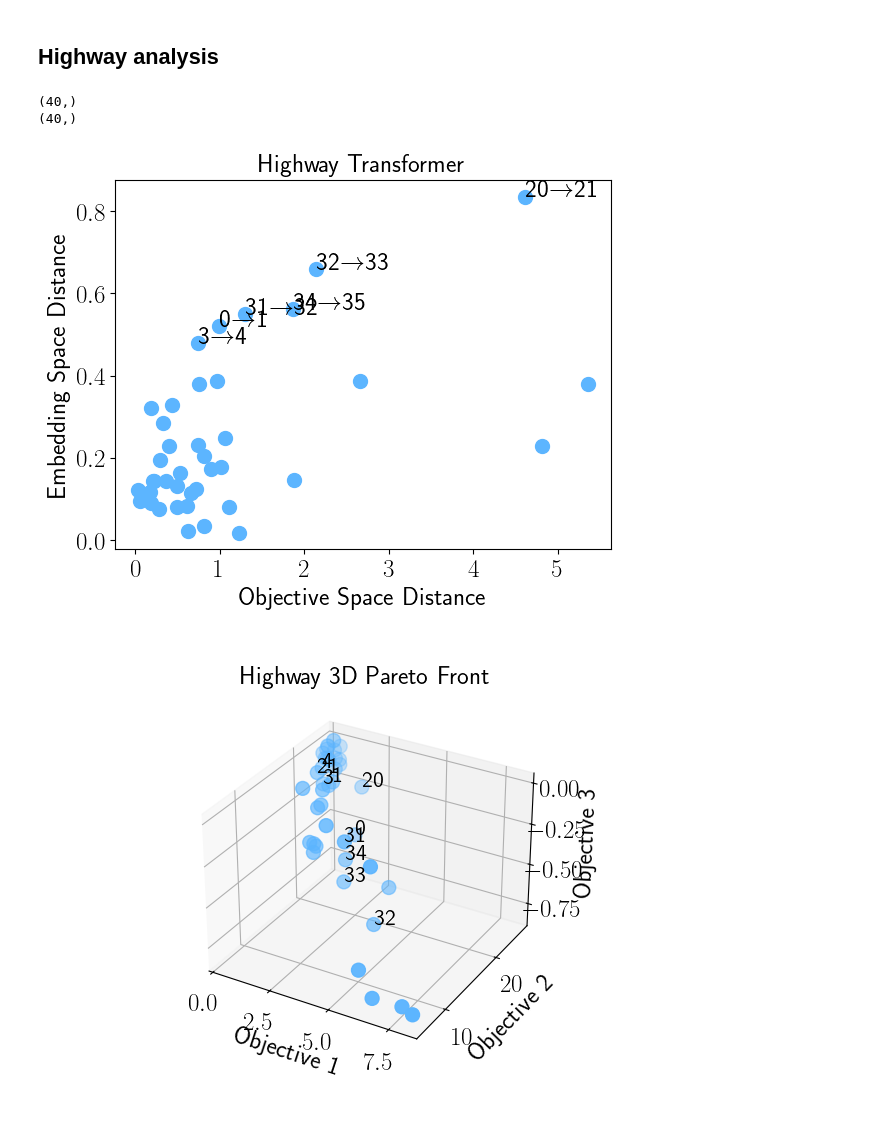
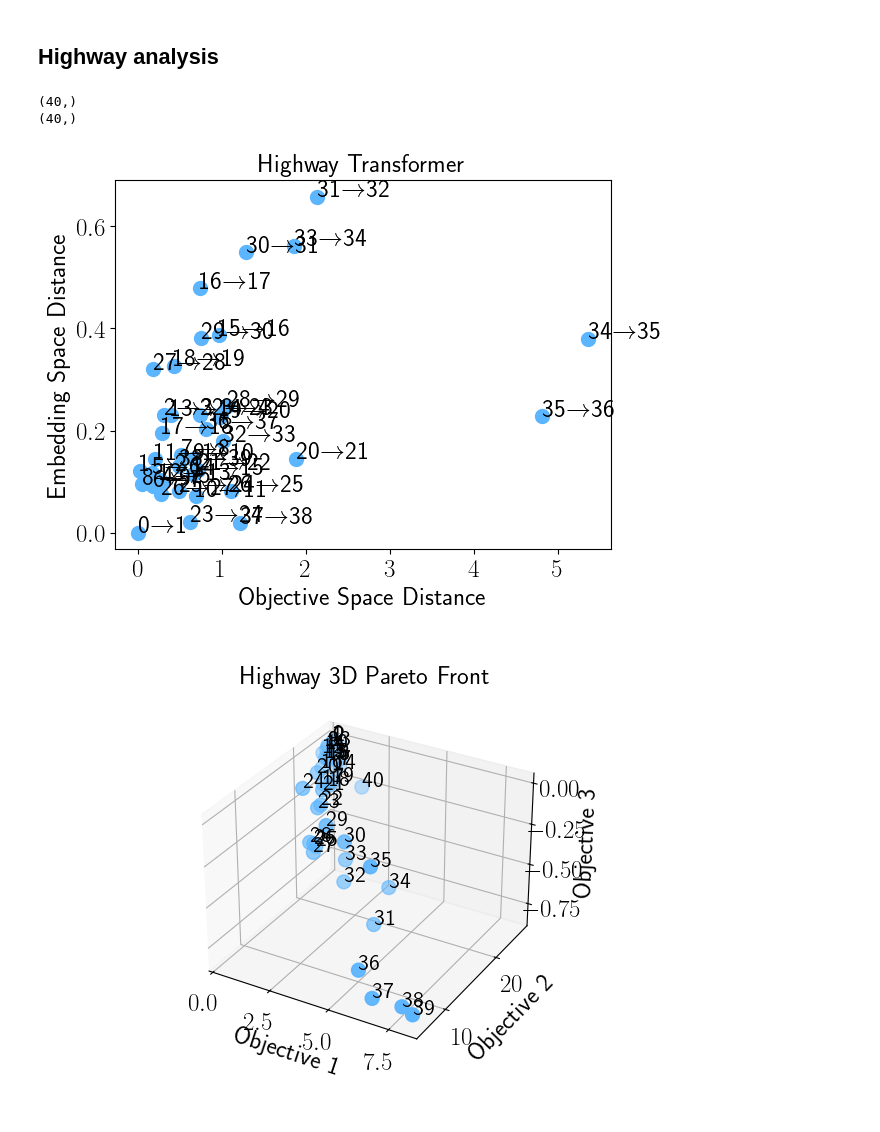
Before and after one commit to ffelten/Behavior-vs-Objective-Space, a Jupyter notebook: morl_behavior_objective/analysis/analysis_others.ipynb, the cells around one changed output. Cells and saved outputs as stored; diff of their text form; code cells hidden in the pictures.

```diff
--- a/morl_behavior_objective/analysis/analysis_others.ipynb
+++ b/morl_behavior_objective/analysis/analysis_others.ipynb
@@ -32,7 +32,7 @@ colors = [
 # %% [markdown]
 ### Load all environments
 # %%
-seed = 3
+seed = 0
 
 # Configuration for environments
 environments = {
@@ -46,7 +46,7 @@ environments = {
     },
     "hopper_2d": {
         "trajectory_dir": "../../trajectories/morld/mo-hopper-2obj-v5/seed0",
-        "embedding_path": f"../../trajectories/morld/mo-hopper-2obj-v5/embeddings/mean_be_MHo2_e200_seed{seed}.json",
+        "embedding_path": f"../../trajectories/morld/mo-hopper-2obj-v5/embeddings/mean_be_MHo2_e100_seed{seed}.json",
     },
     "hopper_3d": {
         "trajectory_dir": "../../trajectories/morld/mo-hopper-v5/seed0",
@@ -59,20 +59,20 @@ returns_cheetah = get_pareto_front(environments["cheetah"]["trajectory_dir"])
 
 returns_highway = get_pareto_front(environments["highway"]["trajectory_dir"])
 
-# returns_hopper_2d = get_pareto_front(environments["hopper_2d"]["trajectory_dir"])
+returns_hopper_2d = get_pareto_front(environments["hopper_2d"]["trajectory_dir"])
 
 # returns_hopper_3d = get_pareto_front(environments["hopper_3d"]["trajectory_dir"])
 
 # Load transformer embeddings
 all_t_emb_cheetah, _ = load_transformer_embeddings(environments["cheetah"]["embedding_path"])
 all_t_emb_high, _ = load_transformer_embeddings(environments["highway"]["embedding_path"])
-# all_t_emb_hopper_2d, _ = load_transformer_embeddings(environments["hopper_2d"]["embedding_path"])
+all_t_emb_hopper_2d, _ = load_transformer_embeddings(environments["hopper_2d"]["embedding_path"])
 # all_t_emb_hopper_3d, _ = load_transformer_embeddings(environments["hopper_3d"]["embedding_path"])
 
 print("Data loaded successfully:")
 print(f" Cheetah: returns shape: {returns_cheetah.shape}, embeddings shape: {all_t_emb_cheetah.shape}")
 print(f" Highway: returns shape: {returns_highway.shape}, embeddings shape: {all_t_emb_high.shape}")
-# print(f" Hopper 2D: returns shape: {returns_hopper_2d.shape}, embeddings shape: {all_t_emb_hopper_2d.shape}")
+print(f" Hopper 2D: returns shape: {returns_hopper_2d.shape}, embeddings shape: {all_t_emb_hopper_2d.shape}")
 # print(f" Hopper 3D: returns shape: {returns_hopper_3d.shape}, embeddings shape: {all_t_emb_hopper_3d.shape}")
 # %% [output]
 Data loaded successfully:
@@ -173,9 +174,9 @@ lipschitz_constants_cheetah, d_objs_cheetah, d_embs_cheetah, sorted_pf_cheetah,
 )
 
 
-# lipschitz_constants_hopper_2d, d_objs_hopper_2d, d_embs_hopper_2d, sorted_pf_hopper_2d, sorted_emb_hopper_2d = (
-#     compute_lipschitz_constants(pareto_frontier=returns_hopper_2d, embeddings=all_t_emb_hopper_2d)
-# )
+lipschitz_constants_hopper_2d, d_objs_hopper_2d, d_embs_hopper_2d, sorted_pf_hopper_2d, sorted_emb_hopper_2d = (
+    compute_lipschitz_constants(pareto_frontier=returns_hopper_2d, embeddings=all_t_emb_hopper_2d)
+)
 # lipschitz_constants_hopper_3d, d_objs_hopper_3d, d_embs_hopper_3d, sorted_pf_hopper_3d, sorted_emb_hopper_3d = (
 #     compute_lipschitz_constants_3d(pareto_frontier=returns_hopper_3d, embeddings=all_t_emb_hopper_3d)
 # )
@@ -399,19 +357,3 @@ plt.show()
-# %%
-# Hopper 3D Pareto Front 3D  scatter plot
-%matplotlib widget
-fig = plt.figure()
-ax = fig.add_subplot(111, projection="3d")
-ax.scatter(sorted_pf_hopper_3d[:, 0], sorted_pf_hopper_3d[:, 1], sorted_pf_hopper_3d[:, 2], c=colors[0], s=100)
-ax.set_xlabel("Objective 1")
-ax.set_ylabel("Objective 2")
-ax.set_zlabel("Objective 3")
-plt.title("Hopper 3D Pareto Front")
-for i, txt in enumerate(range(len(sorted_pf_hopper_3d))):
-    if i in {72, 73}:
-        ax.text(
-            sorted_pf_hopper_3d[i, 0], sorted_pf_hopper_3d[i, 1], sorted_pf_hopper_3d[i, 2], f"{i}", fontsize=16, color="k"
-        )
-plt.show()
 # %% [markdown]
 ## Highway analysis
 # %%
@@ -465,21 +407,21 @@ render_policy(
 # %%
 # make a scatter plot where the x axis are the distances in the objective space and the y axis are the distances in the embedding space
 print(d_objs_highway.shape)
 print(d_embs_highway.shape)
-plt.scatter(d_objs_highway, d_embs_highway, c=colors[0], s=100)
+plt.scatter(d_objs_highway[:39], d_embs_highway[:39], c=colors[0], s=100)
 plt.xlabel("Objective Space Distance")
 plt.ylabel("Embedding Space Distance")
 plt.title("Highway Transformer")
 # add index as text labels
 for i, txt in enumerate(range(len(d_objs_highway))):
-    if i in {0, 31, 20, 3, 34, 31, 32}:
-        plt.annotate(f"{i}" + r"$\rightarrow$" + f"{i + 1}", (d_objs_highway[i], d_embs_highway[i]))
+    # if i in {0, 31, 20, 3, 34, 31, 32}:
+    plt.annotate(f"{i}" + r"$\rightarrow$" + f"{i + 1}", (d_objs_highway[i], d_embs_highway[i]))
 
 plt.show()
 # %% [output]
 (40,)
 (40,)
-[figure, old version]
+[figure, new version]
 # %%
 # Highway Pareto Front 3D  scatter plot
 %matplotlib widget
@@ -491,8 +433,8 @@ ax.set_ylabel("Objective 2")
 ax.set_zlabel("Objective 3")
 plt.title("Highway 3D Pareto Front")
 for i, txt in enumerate(range(len(sorted_pf_highway))):
-    if i in {0, 1, 31, 32, 33, 20, 21, 3, 4, 34}:
-        ax.text(sorted_pf_highway[i, 0], sorted_pf_highway[i, 1], sorted_pf_highway[i, 2], f"{i}", fontsize=16, color="k")
+    # if i in {0, 1, 31, 32, 33, 20, 21, 3, 4, 34}:
+    ax.text(sorted_pf_highway[i, 0], sorted_pf_highway[i, 1], sorted_pf_highway[i, 2], f"{i}", fontsize=16, color="k")
 plt.show()
 # %% [output]
-[figure, old version]
+[figure, new version]
```
Also changed, not shown: parts of 4 cells of this notebook.
